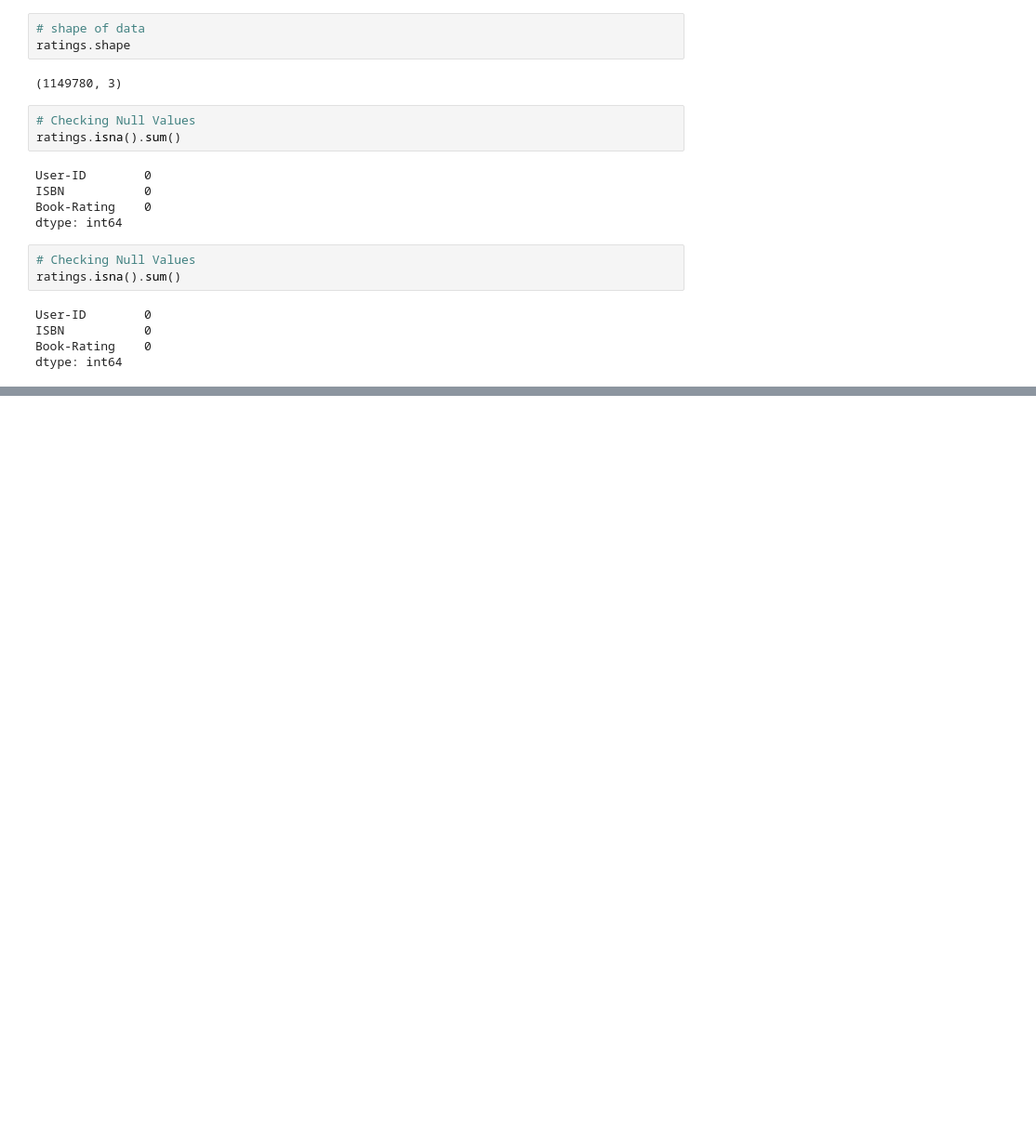
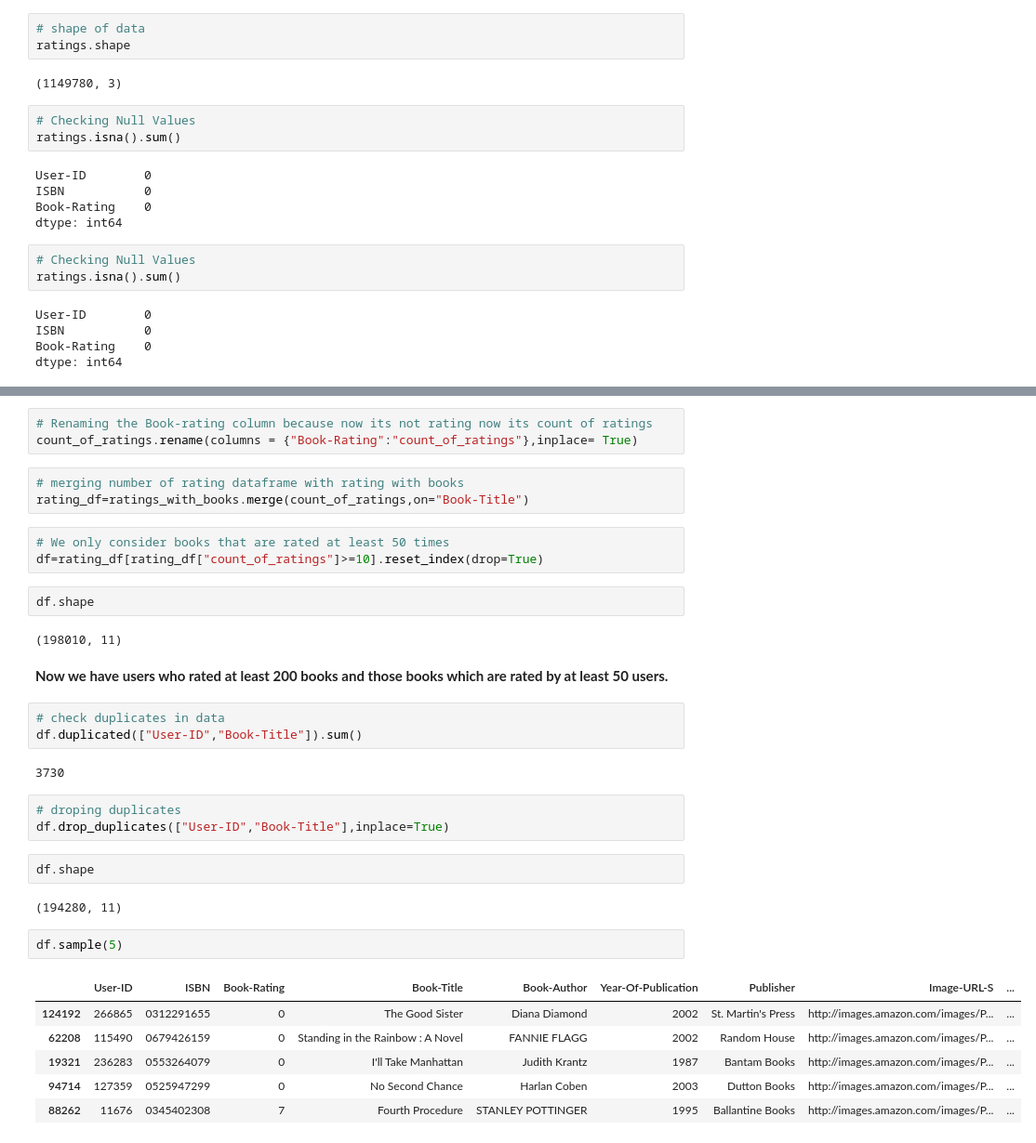
Before and after one commit to SwenFereira/-Book-Recommendation-System, a Jupyter notebook: Final_Copy_of_Swen_Fereira_Book_Recommendation_System.ipynb, the cells around one changed output, grey strips where cells are left out. Shown: that part at 93% size. Drawn from its saved outputs; the diff is of its cells as text; blank space fills up the shorter version.

```diff
--- a/Final_Copy_of_Swen_Fereira_Book_Recommendation_System.ipynb
+++ b/Final_Copy_of_Swen_Fereira_Book_Recommendation_System.ipynb
@@ -262,0 +341,36 @@ dtype: int64
+# %%
+# Renaming the Book-rating column because now its not rating now its count of ratings
+count_of_ratings.rename(columns = {"Book-Rating":"count_of_ratings"},inplace= True)
+# %%
+# merging number of rating dataframe with rating with books
+rating_df=ratings_with_books.merge(count_of_ratings,on="Book-Title")
+# %%
+# We only consider books that are rated at least 50 times
+df=rating_df[rating_df["count_of_ratings"]>=10].reset_index(drop=True)
+# %%
+df.shape
+# %% [output]
+(198010, 11)
+# %% [markdown]
+**Now we have users who rated at least 200 books and those books which are rated by at least 50 users.**
+# %%
+# check duplicates in data
+df.duplicated(["User-ID","Book-Title"]).sum()
+# %% [output]
+3730
+# %%
+# droping duplicates
+df.drop_duplicates(["User-ID","Book-Title"],inplace=True)
+# %%
+df.shape
+# %% [output]
+(194280, 11)
+# %%
+df.sample(5)
+# %% [output]
+|  | User-ID | ISBN | Book-Rating | Book-Title | Book-Author | Year-Of-Publication | Publisher | Image-URL-S | ... |
+| 124192 | 266865 | 0312291655 | 0 | The Good Sister | Diana Diamond | 2002 | St. Martin's Press | http://images.amazon.com/images/P... | ... |
+| 62208 | 115490 | 0679426159 | 0 | Standing in the Rainbow : A Novel | FANNIE FLAGG | 2002 | Random House | http://images.amazon.com/images/P... | ... |
+| 19321 | 236283 | 0553264079 | 0 | I'll Take Manhattan | Judith Krantz | 1987 | Bantam Books | http://images.amazon.com/images/P... | ... |
+| 94714 | 127359 | 0525947299 | 0 | No Second Chance | Harlan Coben | 2003 | Dutton Books | http://images.amazon.com/images/P... | ... |
+| 88262 | 11676 | 0345402308 | 7 | Fourth Procedure | STANLEY POTTINGER | 1995 | Ballantine Books | http://images.amazon.com/images/P... | ... |
```
Also changed, not shown: parts of 17 cells of this notebook.
